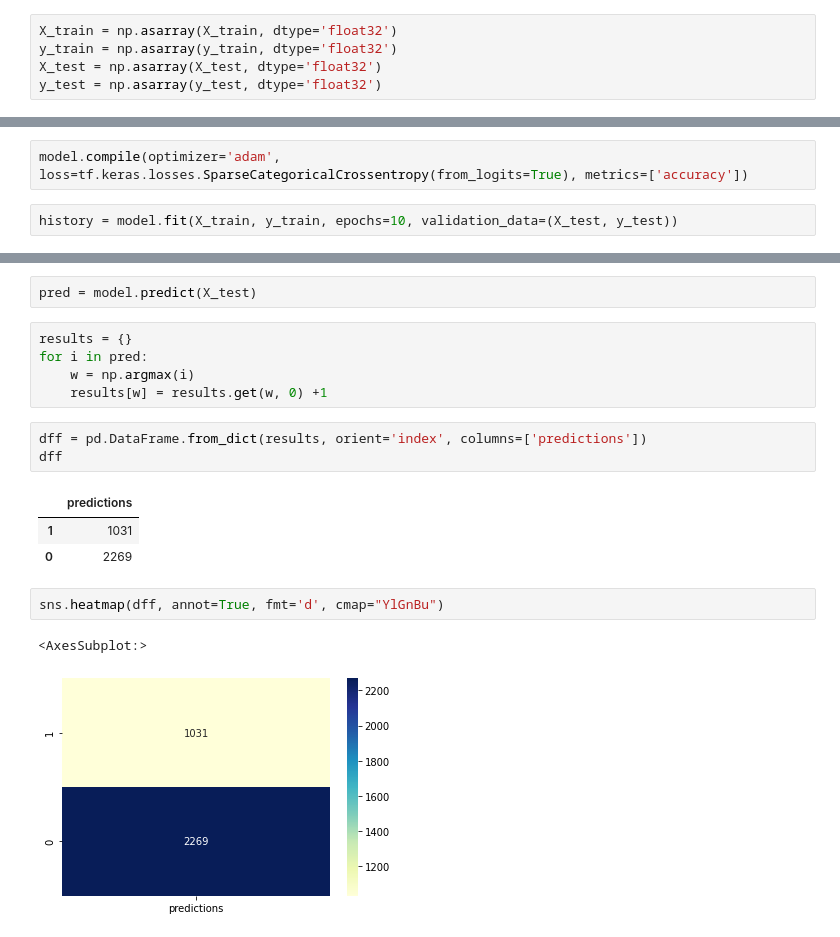
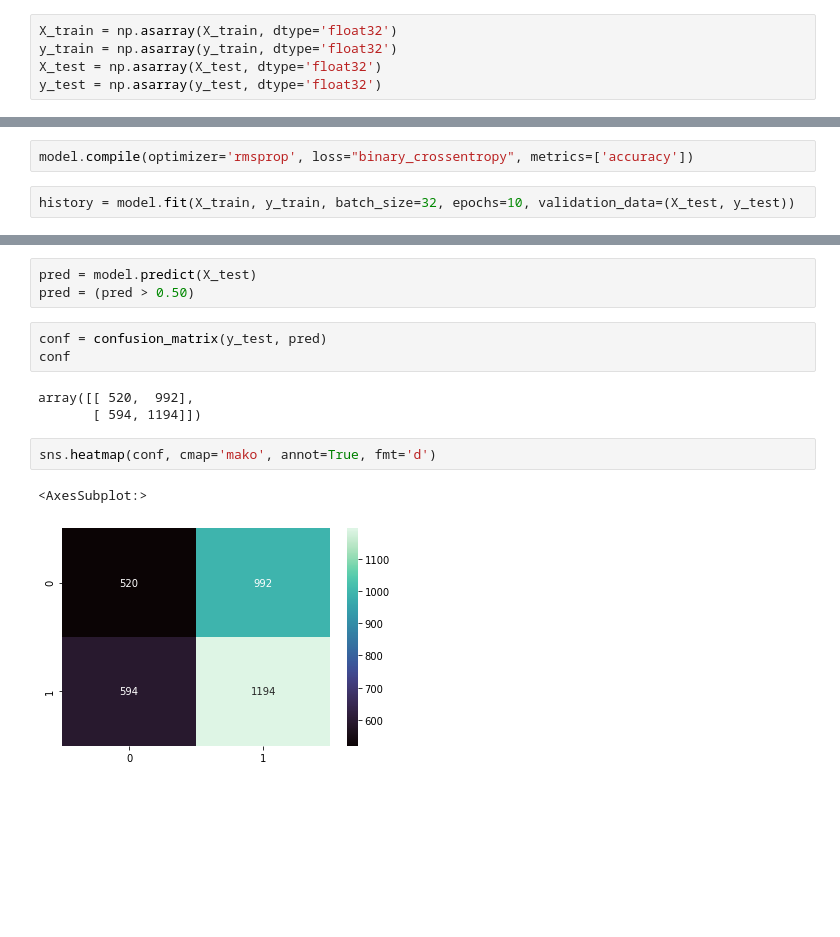
Before and after one commit to chainyo/abo_retention, a Jupyter notebook: model.ipynb, the cells around one changed output, grey strips where cells are left out. Cells and saved outputs as stored; diff of their text form; blank space fills up the shorter version.

Commit message:
maj model

```diff
--- a/model.ipynb
+++ b/model.ipynb
@@ -147,5 +153,5 @@ model.add(layers.Dense(2))
 # %%
-model.compile(optimizer='adam', loss=tf.keras.losses.SparseCategoricalCrossentropy(from_logits=True), metrics=['accuracy'])
+model.compile(optimizer='rmsprop', loss="binary_crossentropy", metrics=['accuracy'])
 # %%
-history = model.fit(X_train, y_train, epochs=10, validation_data=(X_test, y_test))
+history = model.fit(X_train, y_train, batch_size=32, epochs=10, validation_data=(X_test, y_test))
 # %% [output]
@@ -172,19 +175,14 @@ Epoch 10/10
 # %%
 pred = model.predict(X_test)
+pred = (pred > 0.50)
-# %%
-results = {}
-for i in pred:
-    w = np.argmax(i)
-    results[w] = results.get(w, 0) +1
-# %%
-dff = pd.DataFrame.from_dict(results, orient='index', columns=['predictions'])
-dff
-# %% [output]
-|  | predictions |
-| 1 | 1031 |
-| 0 | 2269 |
+# %%
+conf = confusion_matrix(y_test, pred)
+conf
+# %% [output]
+array([[ 520,  992],
+       [ 594, 1194]])
 # %%
-sns.heatmap(dff, annot=True, fmt='d', cmap="YlGnBu")
+sns.heatmap(conf, cmap='mako', annot=True, fmt='d')
 # %% [output]
 <AxesSubplot:>
-[figure, old version]
+[figure, new version]
```
Also changed, not shown: parts of 12 cells of this notebook.
